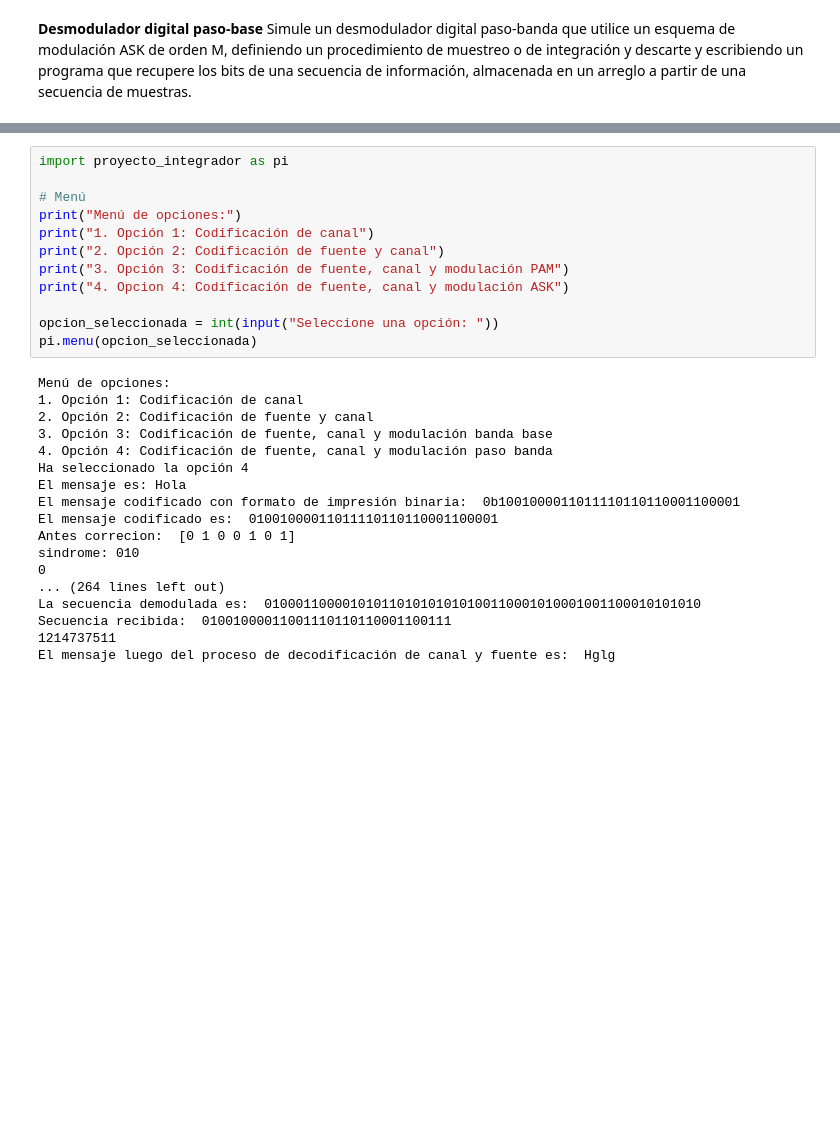
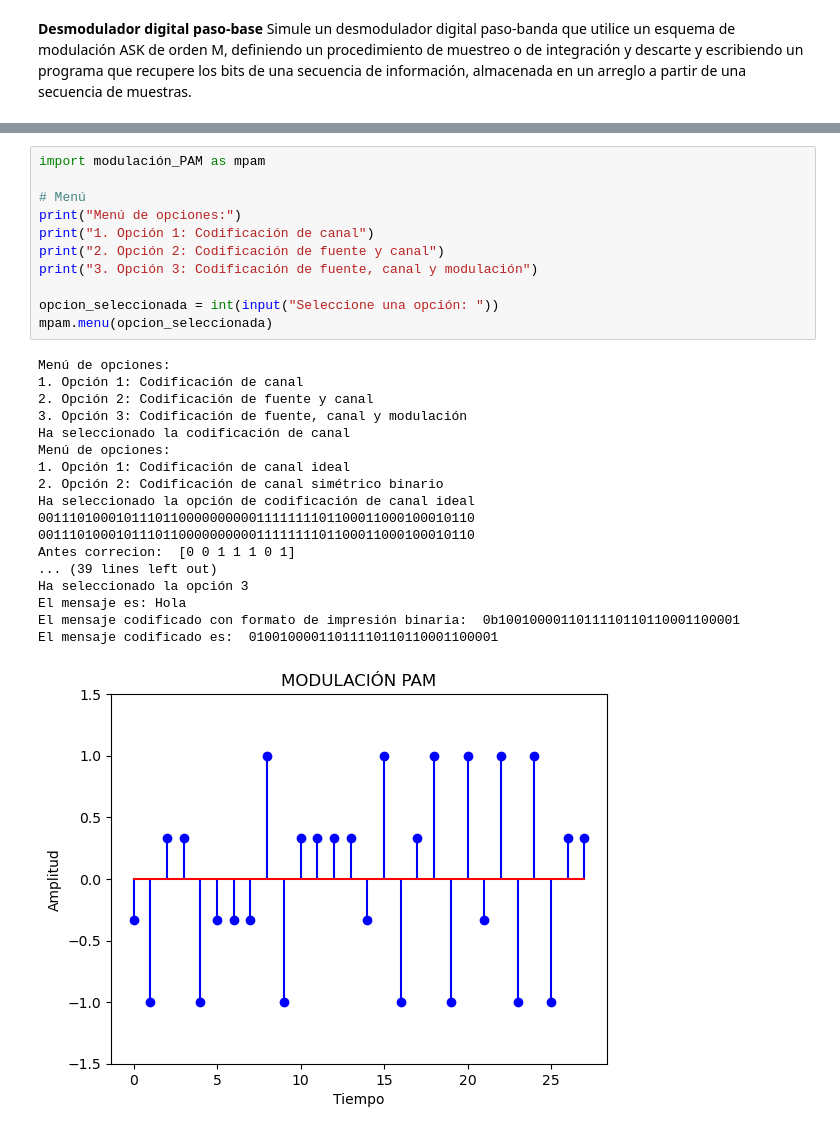
Before and after one commit to oscarfc164/Bluetooth_4.0_sim, a Jupyter notebook: modulacionASK.ipynb, the cells around one changed output, grey strips where cells are left out. Saved outputs shown, nothing was run; the diff lists cells and outputs as text; blank space fills up the shorter version.

Commit message:
Entrega de proyecto final

```diff
--- a/modulacionASK.ipynb
+++ b/modulacionASK.ipynb
@@ -211,32 +193,32 @@ En la siguiente sección se procede a conectar los componentes de modulación y
 
 Tambien, en el código abajo note que se exporta el archivo por lo que puede utilizarlo desde aquí. Además, el código despliega toda la información necesaria para ir demostrando que se cumple satisfactoriamente el proceso de comunicación.
 # %%
-import proyecto_integrador as pi
+import modulación_PAM as mpam
 
 # Menú
 print("Menú de opciones:")
 print("1. Opción 1: Codificación de canal")
 print("2. Opción 2: Codificación de fuente y canal")
-print("3. Opción 3: Codificación de fuente, canal y modulación PAM")
-print("4. Opcion 4: Codificación de fuente, canal y modulación ASK")
+print("3. Opción 3: Codificación de fuente, canal y modulación")
 
 opcion_seleccionada = int(input("Seleccione una opción: "))
-pi.menu(opcion_seleccionada)
+mpam.menu(opcion_seleccionada)
 # %% [output]
 Menú de opciones:
 1. Opción 1: Codificación de canal
 2. Opción 2: Codificación de fuente y canal
-3. Opción 3: Codificación de fuente, canal y modulación banda base
-4. Opción 4: Codificación de fuente, canal y modulación paso banda
-Ha seleccionado la opción 4
+3. Opción 3: Codificación de fuente, canal y modulación
+Ha seleccionado la codificación de canal
+Menú de opciones:
+1. Opción 1: Codificación de canal ideal
+2. Opción 2: Codificación de canal simétrico binario
+Ha seleccionado la opción de codificación de canal ideal
+00111010001011101100000000001111111101100011000100010110
+00111010001011101100000000001111111101100011000100010110
+Antes correcion:  [0 0 1 1 1 0 1]
+... (39 lines left out)
+Ha seleccionado la opción 3
 El mensaje es: Hola
 El mensaje codificado con formato de impresión binaria:  0b1001000011011110110110001100001
 El mensaje codificado es:  01001000011011110110110001100001
-Antes correcion:  [0 1 0 0 1 0 1]
-sindrome: 010
-0
-... (264 lines left out)
-La secuencia demodulada es:  01000110000101011010101010100110001010001001100010101010
-Secuencia recibida:  01001000011001110110110001100111
-1214737511
-El mensaje luego del proceso de decodificación de canal y fuente es:  Hglg
+[figure, added]
```
Also changed, not shown: parts of 7 cells of this notebook, 4 other files.
